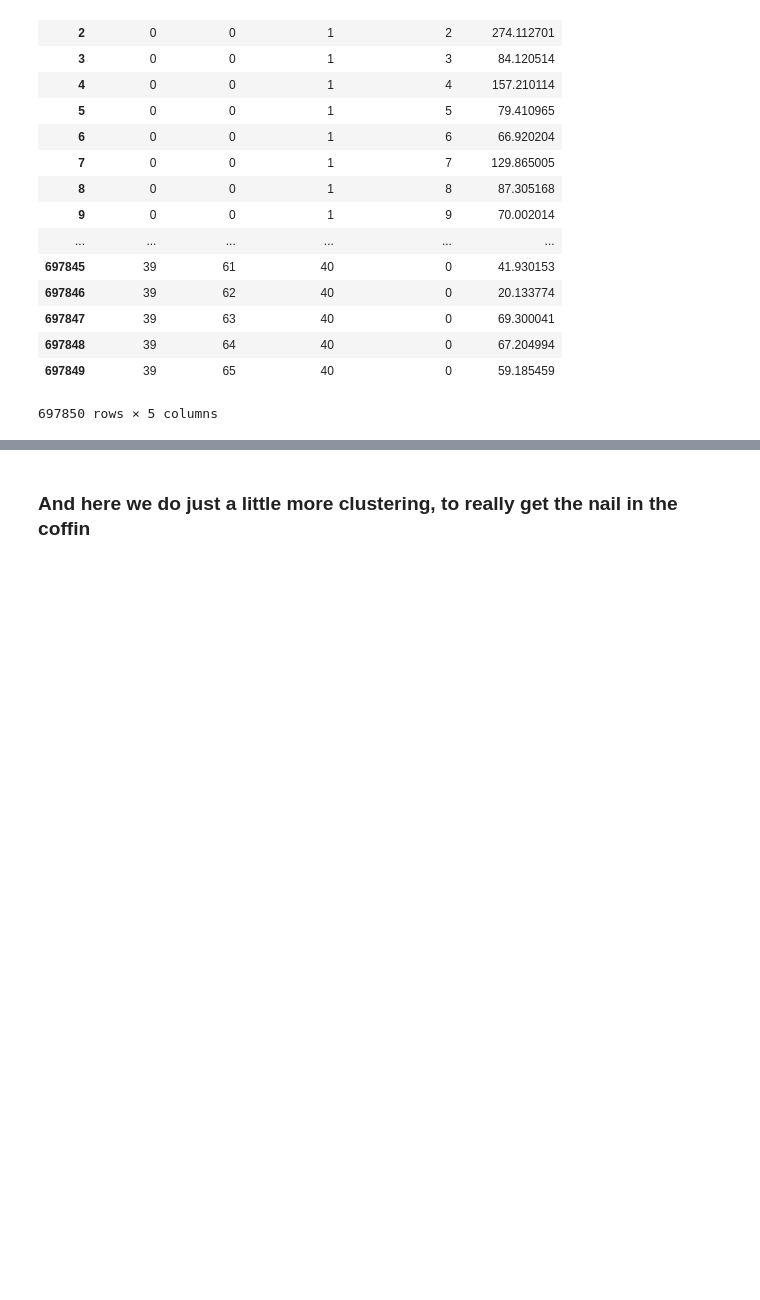
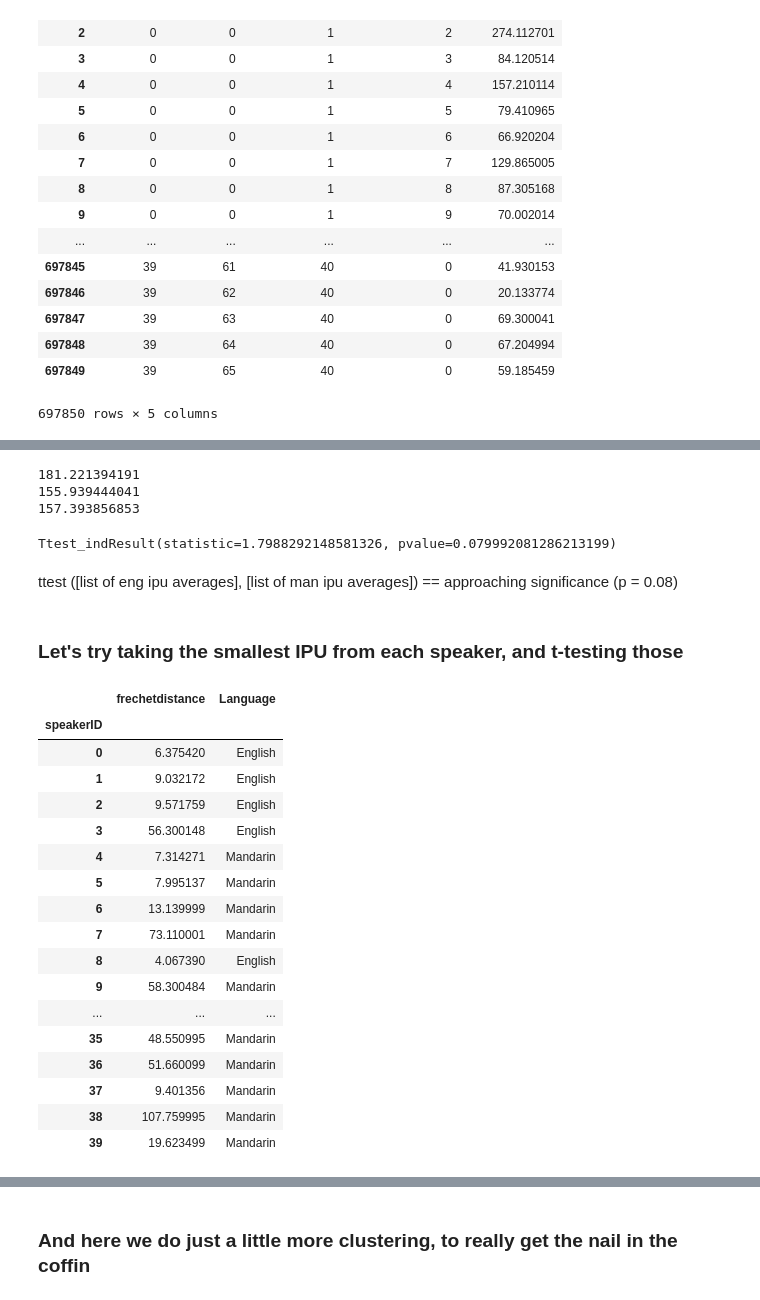
Before and after one commit to rachelrakov/QP2_Code, a Jupyter notebook: FrechetDistance_v2.0.ipynb, the cells around one changed output, grey strips where cells are left out. Cells and saved outputs as stored; diff of their text form; code cells hidden in the pictures; blank space fills up the shorter version.

Commit message:
Added more statistics & 1feature classifications, added writeups (4/21)

```diff
--- a/FrechetDistance_v2.0.ipynb
+++ b/FrechetDistance_v2.0.ipynb
@@ -136,0 +154,3 @@ speakers = distances.groupby(["speakerID"])[["frechetdistance"]].sum()
+# %%
+### groups together the minimum frechet distance within-speaker IPUs (interesting)
+groups = distances.groupby(["speakerID"])[["frechetdistance"]].min()
@@ -195,0 +320,49 @@ print averages
+# %%
+############ this is WRONG - averaging all of the averages instead of the raw numbers, there is going to be loss here
+
+eng_avg = sum(eng_averages) / float(len(eng_averages))
+man_avg = sum(man_averages) / float(len(man_averages))
+
+avg_all_dist = all_dist/all_count
+print eng_avg
+print man_avg
+print avg_all_dist
+# %% [output]
+181.221394191
+155.939444041
+157.393856853
+# %%
+from scipy import stats
+out = stats.ttest_ind(eng_averages, man_averages)
+#out = stats.ttest_ind(dif_eng, dif_man)
+print out
+#print out2
+# %% [output]
+Ttest_indResult(statistic=1.7988292148581326, pvalue=0.079992081286213199)
+# %% [markdown]
+ttest ([list of eng ipu averages], [list of man ipu averages]) == approaching significance (p = 0.08)
+# %% [markdown]
+### Let's try taking the smallest IPU from each speaker, and t-testing those
+# %%
+groups["Language"] = labels_40
+# %%
+groups
+# %% [output]
+|  | frechetdistance | Language |
+| speakerID |  |  |
+| 0 | 6.375420 | English |
+| 1 | 9.032172 | English |
+| 2 | 9.571759 | English |
+| 3 | 56.300148 | English |
+| 4 | 7.314271 | Mandarin |
+| 5 | 7.995137 | Mandarin |
+| 6 | 13.139999 | Mandarin |
+| 7 | 73.110001 | Mandarin |
+| 8 | 4.067390 | English |
+| 9 | 58.300484 | Mandarin |
+| ... | ... | ... |
+| 35 | 48.550995 | Mandarin |
+| 36 | 51.660099 | Mandarin |
+| 37 | 9.401356 | Mandarin |
+| 38 | 107.759995 | Mandarin |
+| 39 | 19.623499 | Mandarin |
```
Also changed, not shown: parts of 38 cells of this notebook.
